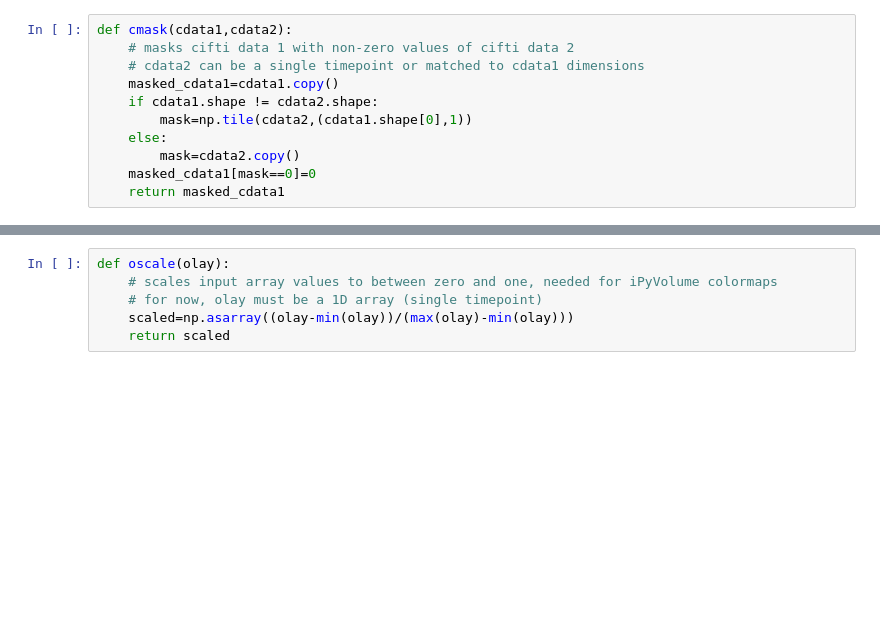
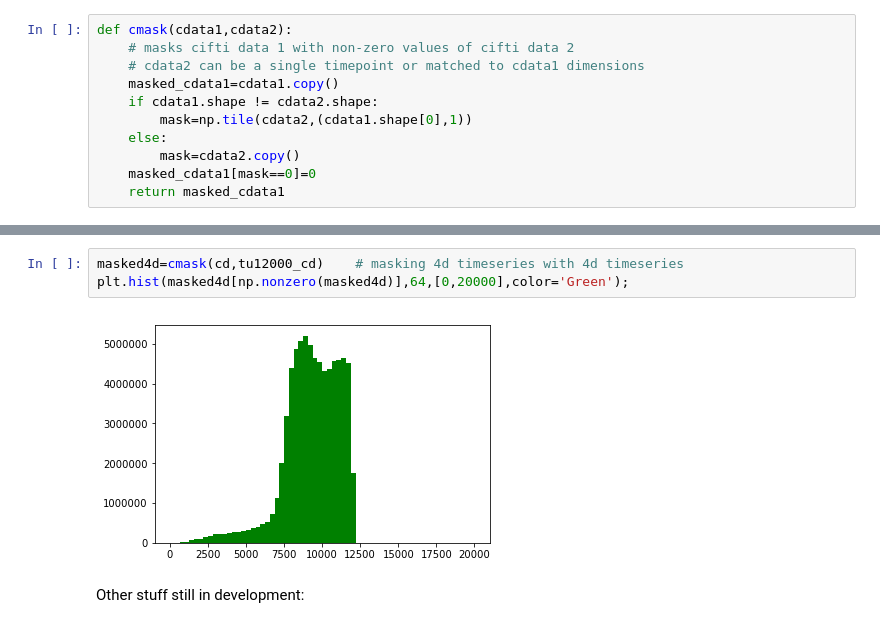
Before and after one commit to neurohackweek/NHW_visualization, a Jupyter notebook: presentation.ipynb, the cells around one changed output, grey strips where cells are left out. Saved outputs shown, nothing was run; the diff lists cells and outputs as text; blank space fills up the shorter version.

```diff
--- a/presentation.ipynb
+++ b/presentation.ipynb
@@ -249,6 +279,7 @@ plt.hist(masked4d[np.nonzero(masked4d)], 32);
-# %%
-def oscale(olay):
-    # scales input array values to between zero and one, needed for iPyVolume colormaps
-    # for now, olay must be a 1D array (single timepoint)
-    scaled=np.asarray((olay-min(olay))/(max(olay)-min(olay)))
-    return scaled
+# %%
+masked4d=cmask(cd,tu12000_cd)    # masking 4d timeseries with 4d timeseries
+plt.hist(masked4d[np.nonzero(masked4d)],64,[0,20000],color='Green');
+# %% [output]
+[figure, added]
+# %% [markdown]
+Other stuff still in development:
```
Also changed, not shown: parts of 15 cells of this notebook, 1 other file.
